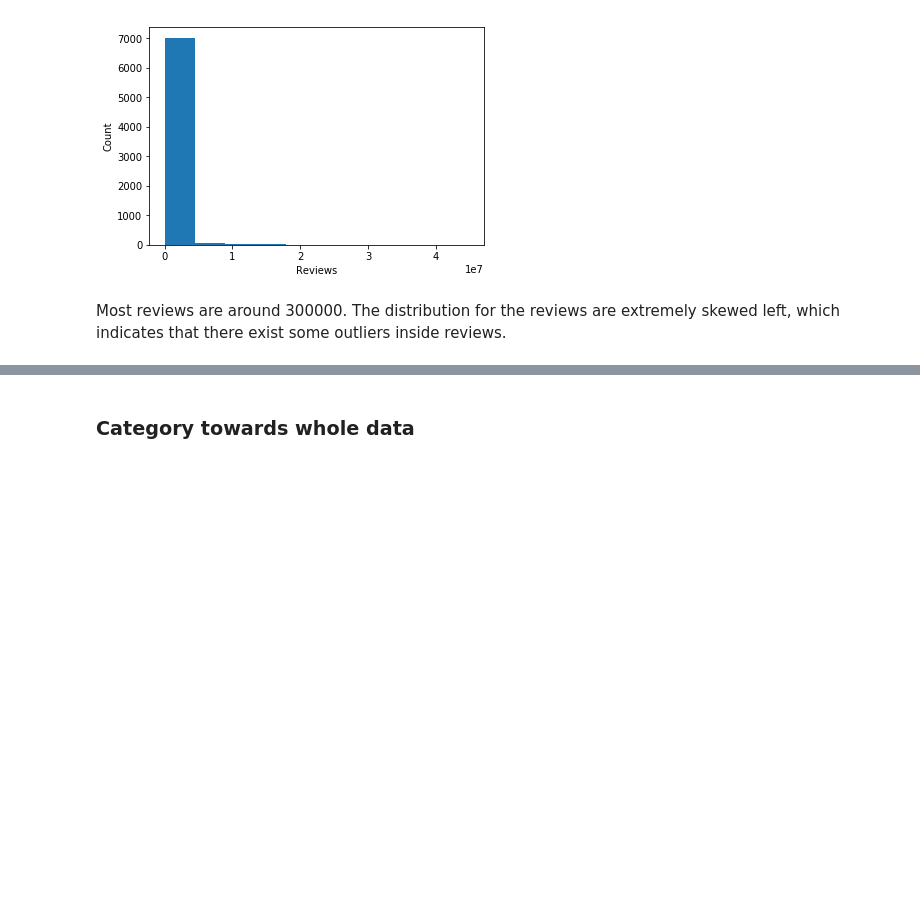
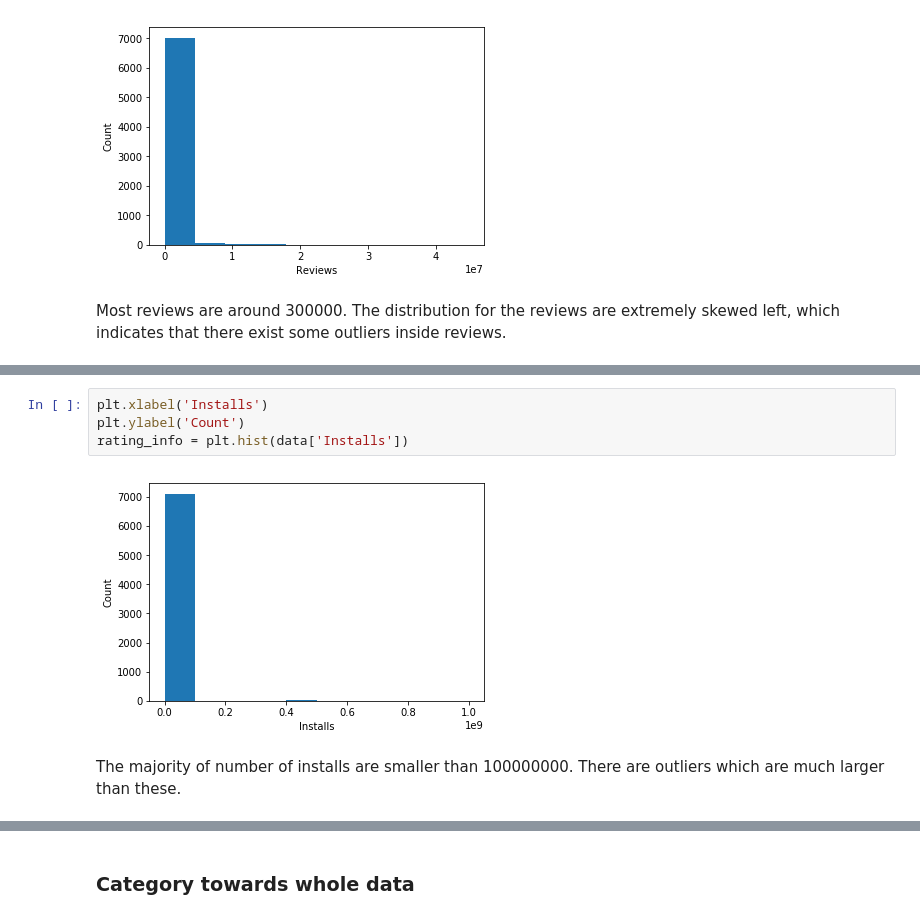
Before and after one commit to SeverineSoltani/COGS108_Project, a Jupyter notebook: COGS 108 Project.ipynb, the cells around one changed output, grey strips where cells are left out. Drawn from its saved outputs; the diff is of its cells as text; blank space fills up the shorter version.

```diff
--- a/COGS 108 Project.ipynb
+++ b/COGS 108 Project.ipynb
@@ -186,3 +193,11 @@ Most reviews are around 300000. The distribution for the reviews are extremely s
+# %%
+plt.xlabel('Installs')
+plt.ylabel('Count')
+rating_info = plt.hist(data['Installs'])
+# %% [output]
+[figure, added]
+# %% [markdown]
+The majority of number of installs are smaller than 100000000. There are outliers which are much larger than these.
 # %%
 ## Graph average ratings for each category of app ###
 ## Create rating_dict, where keys are app categories and values are the categorys' average rating ##
```
Also changed, not shown: parts of 16 cells of this notebook.
